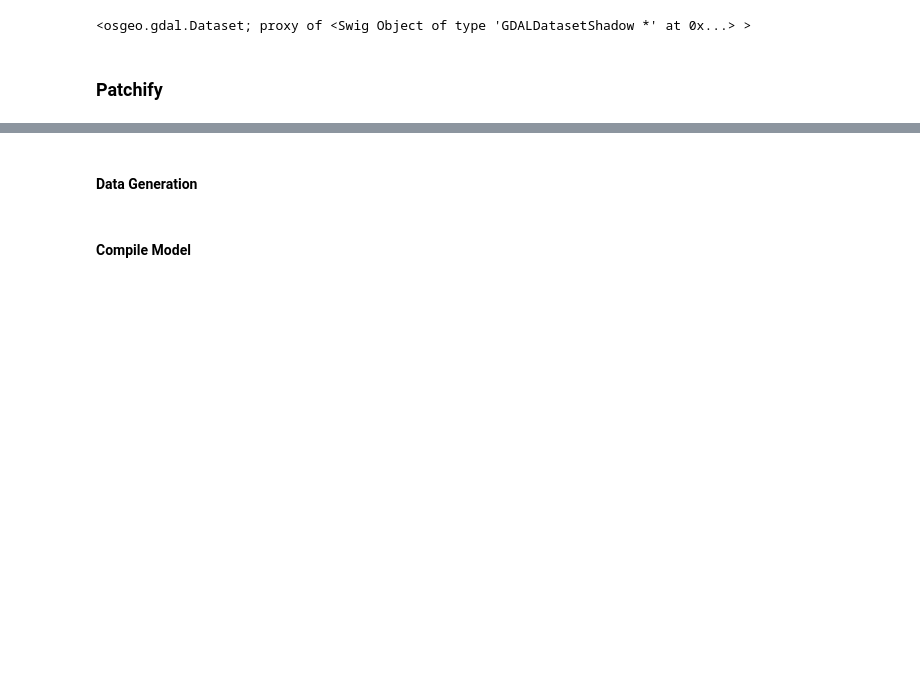
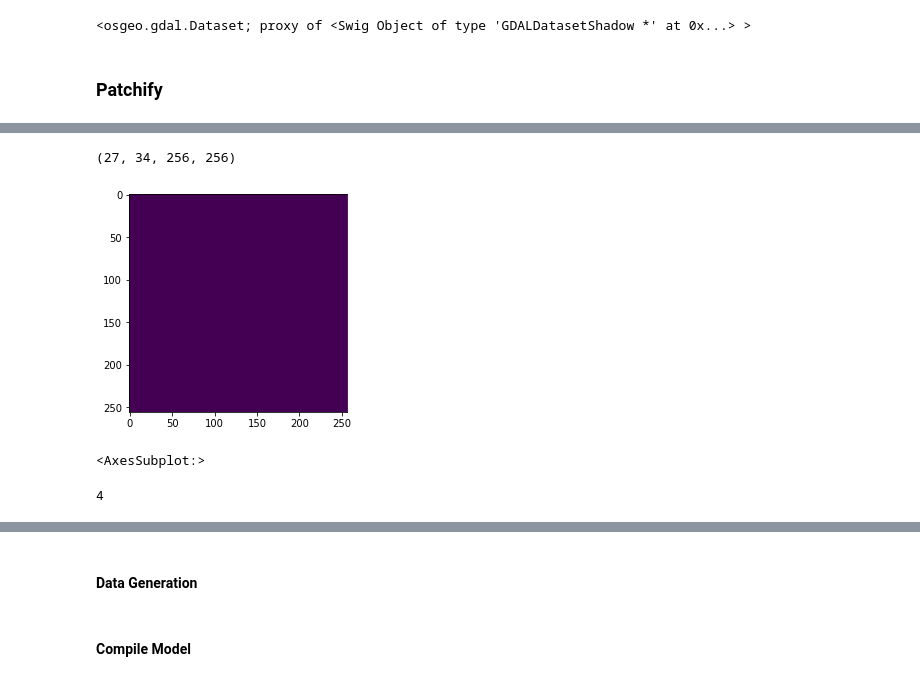
Before and after one commit to lgiesen/DL-Semantic-Segmentation-of-Tree-Stock-in-South-Africa-Using-Satellite-Images, a Jupyter notebook: 3_train_eval_pred.ipynb, the cells around one changed output, grey strips where cells are left out. Cells and saved outputs as stored; diff of their text form; code cells hidden in the pictures; blank space fills up the shorter version.

Commit message:
checkpoint label patches

```diff
--- a/3_train_eval_pred.ipynb
+++ b/3_train_eval_pred.ipynb
@@ -139,0 +143,14 @@ start_x, start_y, steps_x, steps_y
+# %%
+patches_labels.shape
+# %% [output]
+(27, 34, 256, 256)
+# %%
+# visualize single patch
+show(patches_labels[5][6])
+# %% [output]
+[figure, added]
+<AxesSubplot:>
+# %%
+len(coord_labels_bounding_boxes)
+# %% [output]
+4
```
Also changed, not shown: parts of 17 cells of this notebook, 1 other file.
